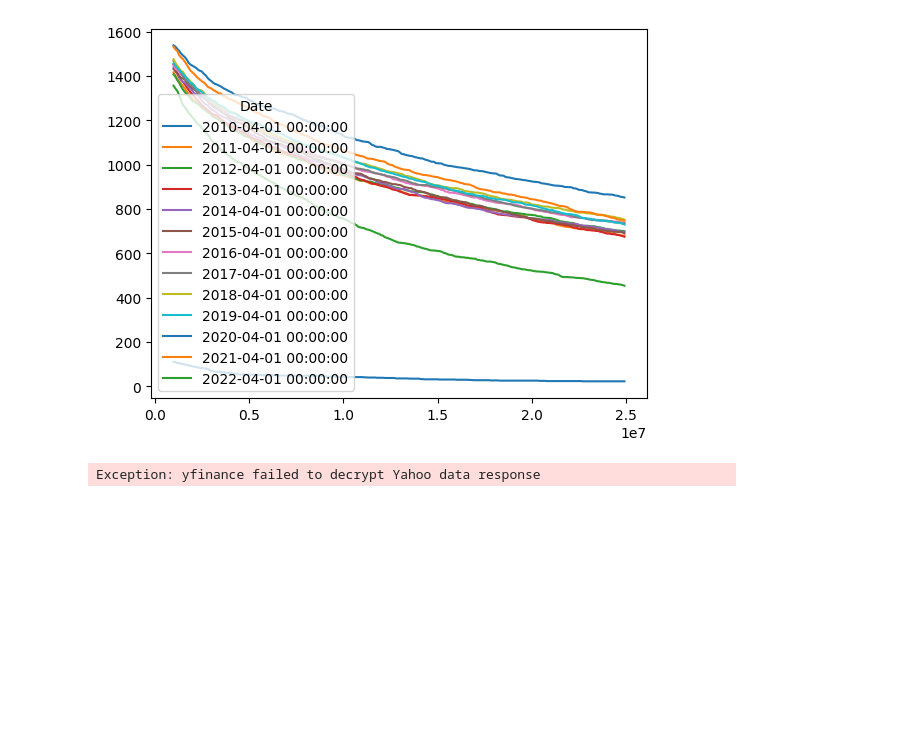
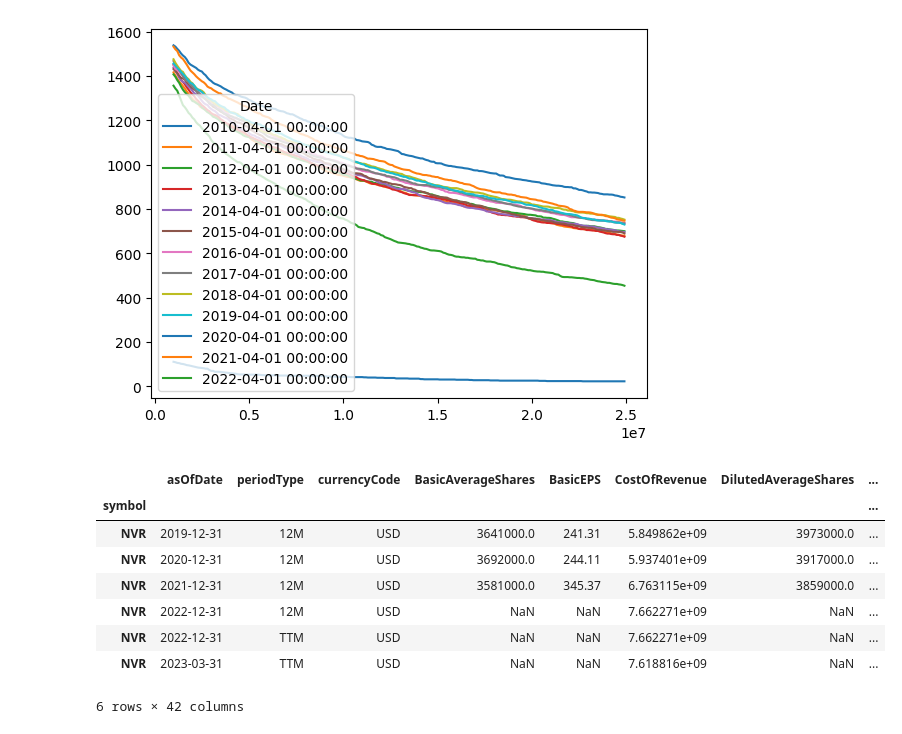
Before and after one commit to aalitvinov/vkrm_code, a Jupyter notebook: vkrm_code/main.ipynb, the cells around one changed output. Cells and saved outputs as stored; diff of their text form; code cells hidden in the pictures; blank space fills up the shorter version.

```diff
--- a/vkrm_code/main.ipynb
+++ b/vkrm_code/main.ipynb
@@ -262,7 +262,18 @@ remains_series.T.plot()
 # %% [output]
 <Axes: >
 [figure]
-# %%
-yf.Ticker("NVR").financials
-# %% [output]
-Exception: yfinance failed to decrypt Yahoo data response
+# %%
+from yahooquery import Ticker
+
+
+Ticker("NVR").income_statement()
+# %% [output]
+|  | asOfDate | periodType | currencyCode | BasicAverageShares | BasicEPS | CostOfRevenue | DilutedAverageShares | ... |
+| symbol |  |  |  |  |  |  |  | ... |
+| NVR | 2019-12-31 | 12M | USD | 3641000.0 | 241.31 | 5.849862e+09 | 3973000.0 | ... |
+| NVR | 2020-12-31 | 12M | USD | 3692000.0 | 244.11 | 5.937401e+09 | 3917000.0 | ... |
+| NVR | 2021-12-31 | 12M | USD | 3581000.0 | 345.37 | 6.763115e+09 | 3859000.0 | ... |
+| NVR | 2022-12-31 | 12M | USD | NaN | NaN | 7.662271e+09 | NaN | ... |
+| NVR | 2022-12-31 | TTM | USD | NaN | NaN | 7.662271e+09 | NaN | ... |
+| NVR | 2023-03-31 | TTM | USD | NaN | NaN | 7.618816e+09 | NaN | ... |
+6 rows × 42 columns
```
